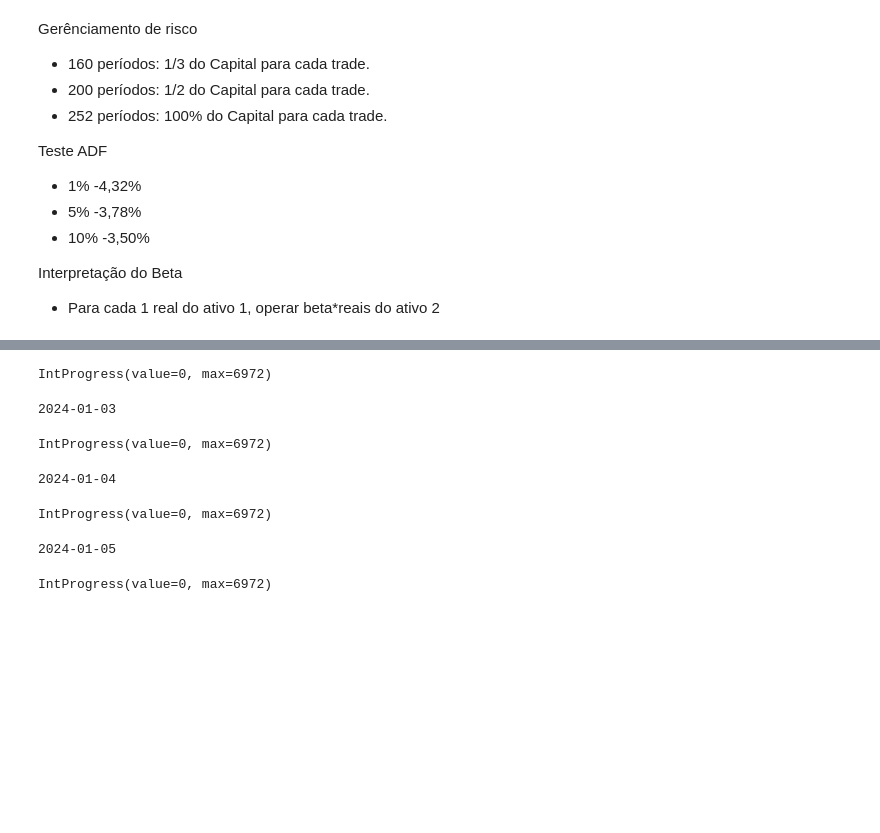
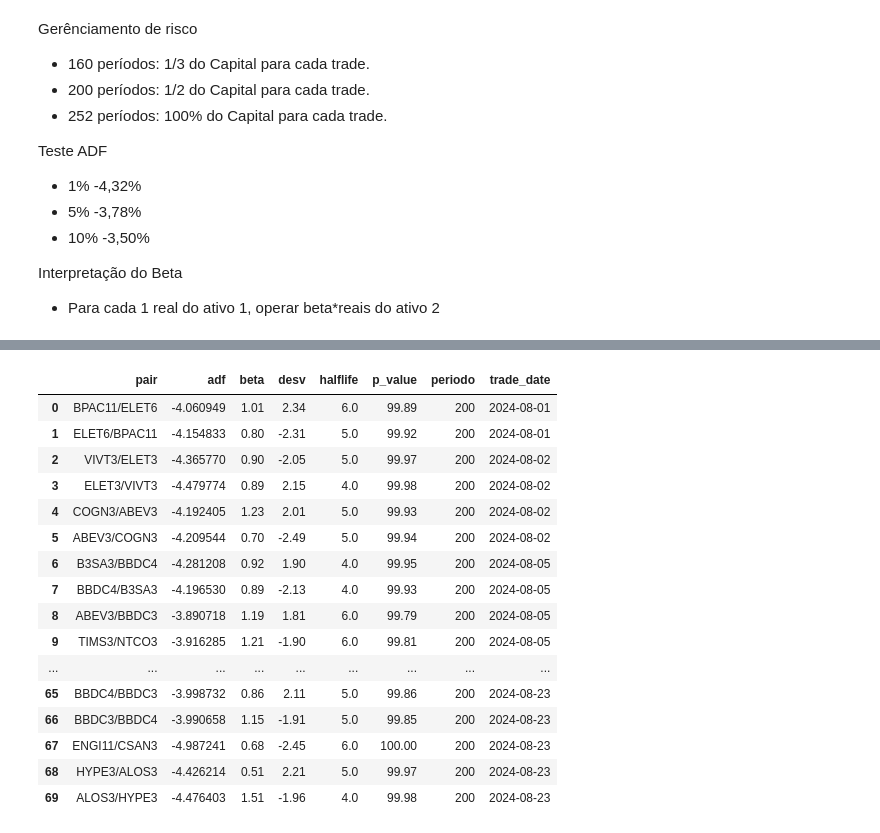
Before and after one commit to caiokinupp/py_lsbr, a Jupyter notebook: Screaming L&S.ipynb, the cells around one changed output, grey strips where cells are left out. Drawn from its saved outputs; the diff is of its cells as text; code cells hidden in the pictures; blank space fills up the shorter version.

```diff
--- a/Screaming L&S.ipynb
+++ b/Screaming L&S.ipynb
@@ -348,7 +151,7 @@ def generate_workdays_list(start_date, end_date):
 
     return workdays_list
 
-lst_dates = generate_workdays_list("2024-01-01", "2024-08-23")
+lst_dates = generate_workdays_list("2024-08-01", "2024-08-23")
 
 lst_holydays = ["2024-01-01","2024-02-12","2024-02-13","2024-03-29","2024-05-01","2024-05-30","2024-11-15","2024-12-24","2024-12-25","2024-12-31"]
 
@@ -358,32 +161,43 @@ lst_df_pairs_stats = []
 
 for trading_date in lst_dates:
     print(trading_date)
+    # Filtro dataset
     df_stocks = load_long_short_dataset(max_date = trading_date)
     lst_pairs = getPairs(df_stocks)
-    #prds = [60, 120, 160, 180, 200, 252]
-    prds = [200]
+    periods = 200
+    date_col = 'date'
 
-    for periodo in prds:
-        _, df_pairs_stats = getPairsResiduals(lst_pairs, df_stocks, date_col = 'date', periods = periodo)
-        df_pairs_stats["periodo"] = periodo
-        df_pairs_stats["trading_date"] = trading_date
-        df_pairs_stats = double_cointegration(df_pairs_stats, check = True)
-        df_screaning["beta_parity"] = abs(df_screaning["beta"]-1)
-        df_screaning = df_screaning.sort_values(by='beta_parity').drop(columns=['beta_parity'])
+    args = [{"pair":pair, "dataset": df_stocks, "periods": periods, "date_col": date_col} for pair in lst_pairs]
 
-        lst_df_pairs_stats.append(df_pairs_stats)
+    df_stats = getPairsResiduals(args, df_stocks, 'date', periods, workers = 8)
+    df_stats["periodo"] = periods
+
+    # Screaning
+    df_screaning = df_stats[
+        (df_stats['adf'] <= -3.78) &
+        (abs(df_stats['desv']) >= 1.80) &
+        (abs(df_stats['desv']) < 2.5) &
+        (df_stats['beta'] >= 0.5) &
+        (df_stats['beta'] < 2) &
+        (df_stats['halflife'] <= 10)]
+
+    df_screaning["beta_parity"] = abs(df_screaning["beta"]-1)
+
+    df_screaning = df_screaning.sort_values(by='beta_parity').drop(columns=['beta_parity'])
+
+    df_screaning = double_cointegration(df_screaning, check = True)
+
+    df_screaning.reset_index(drop=True)
+
+    df_screaning["trade_date"] = trading_date
+
+    lst_df_pairs_stats.append(df_screaning)
+
+
 
 df_backtest = pd.concat(lst_df_pairs_stats, ignore_index=True)
 
 df_backtest.to_csv(PATH_LS_DATA+'yahoo_long_short_backtest.csv')
 
-df_screaning = df_backtest[
-    (df_backtest['adf'] <= -3.78) &
-    (df_backtest['desv'] >= 1.80) &
-    (df_backtest['desv'] < 2.5) &
-    (df_backtest['beta'] >= 0.5) &
-    (df_backtest['beta'] < 2) &
-    (df_backtest['halflife'] <= 10)]
-
-df_backtest.reset_index(drop=True)
+df_backtest
 # %% [output]
@@ -391,7 +221,17 @@ df_backtest.reset_index(drop=True)
-IntProgress(value=0, max=6972)
-2024-01-03
-IntProgress(value=0, max=6972)
-2024-01-04
-IntProgress(value=0, max=6972)
-2024-01-05
-IntProgress(value=0, max=6972)
+|  | pair | adf | beta | desv | halflife | p_value | periodo | trade_date |
+| 0 | BPAC11/ELET6 | -4.060949 | 1.01 | 2.34 | 6.0 | 99.89 | 200 | 2024-08-01 |
+| 1 | ELET6/BPAC11 | -4.154833 | 0.80 | -2.31 | 5.0 | 99.92 | 200 | 2024-08-01 |
+| 2 | VIVT3/ELET3 | -4.365770 | 0.90 | -2.05 | 5.0 | 99.97 | 200 | 2024-08-02 |
+| 3 | ELET3/VIVT3 | -4.479774 | 0.89 | 2.15 | 4.0 | 99.98 | 200 | 2024-08-02 |
+| 4 | COGN3/ABEV3 | -4.192405 | 1.23 | 2.01 | 5.0 | 99.93 | 200 | 2024-08-02 |
+| 5 | ABEV3/COGN3 | -4.209544 | 0.70 | -2.49 | 5.0 | 99.94 | 200 | 2024-08-02 |
+| 6 | B3SA3/BBDC4 | -4.281208 | 0.92 | 1.90 | 4.0 | 99.95 | 200 | 2024-08-05 |
+| 7 | BBDC4/B3SA3 | -4.196530 | 0.89 | -2.13 | 4.0 | 99.93 | 200 | 2024-08-05 |
+| 8 | ABEV3/BBDC3 | -3.890718 | 1.19 | 1.81 | 6.0 | 99.79 | 200 | 2024-08-05 |
+| 9 | TIMS3/NTCO3 | -3.916285 | 1.21 | -1.90 | 6.0 | 99.81 | 200 | 2024-08-05 |
+| ... | ... | ... | ... | ... | ... | ... | ... | ... |
+| 65 | BBDC4/BBDC3 | -3.998732 | 0.86 | 2.11 | 5.0 | 99.86 | 200 | 2024-08-23 |
+| 66 | BBDC3/BBDC4 | -3.990658 | 1.15 | -1.91 | 5.0 | 99.85 | 200 | 2024-08-23 |
+| 67 | ENGI11/CSAN3 | -4.987241 | 0.68 | -2.45 | 6.0 | 100.00 | 200 | 2024-08-23 |
+| 68 | HYPE3/ALOS3 | -4.426214 | 0.51 | 2.21 | 5.0 | 99.97 | 200 | 2024-08-23 |
+| 69 | ALOS3/HYPE3 | -4.476403 | 1.51 | -1.96 | 4.0 | 99.98 | 200 | 2024-08-23 |
```
Also changed, not shown: parts of 9 cells of this notebook, 8 other files.
